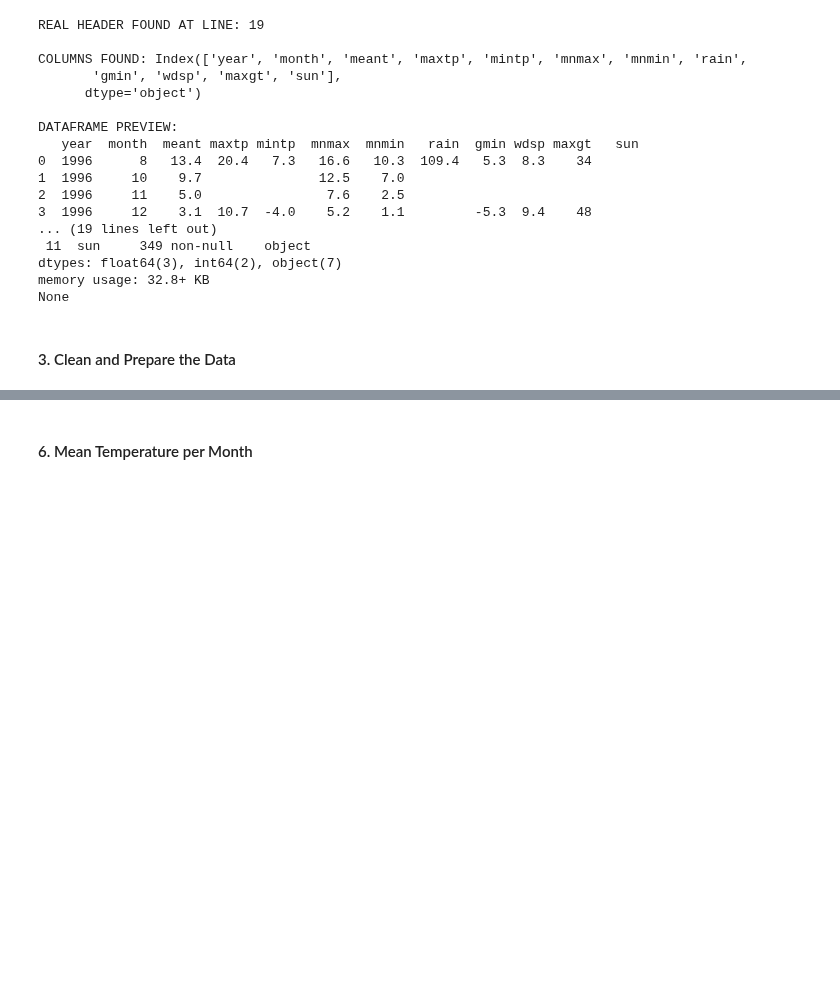
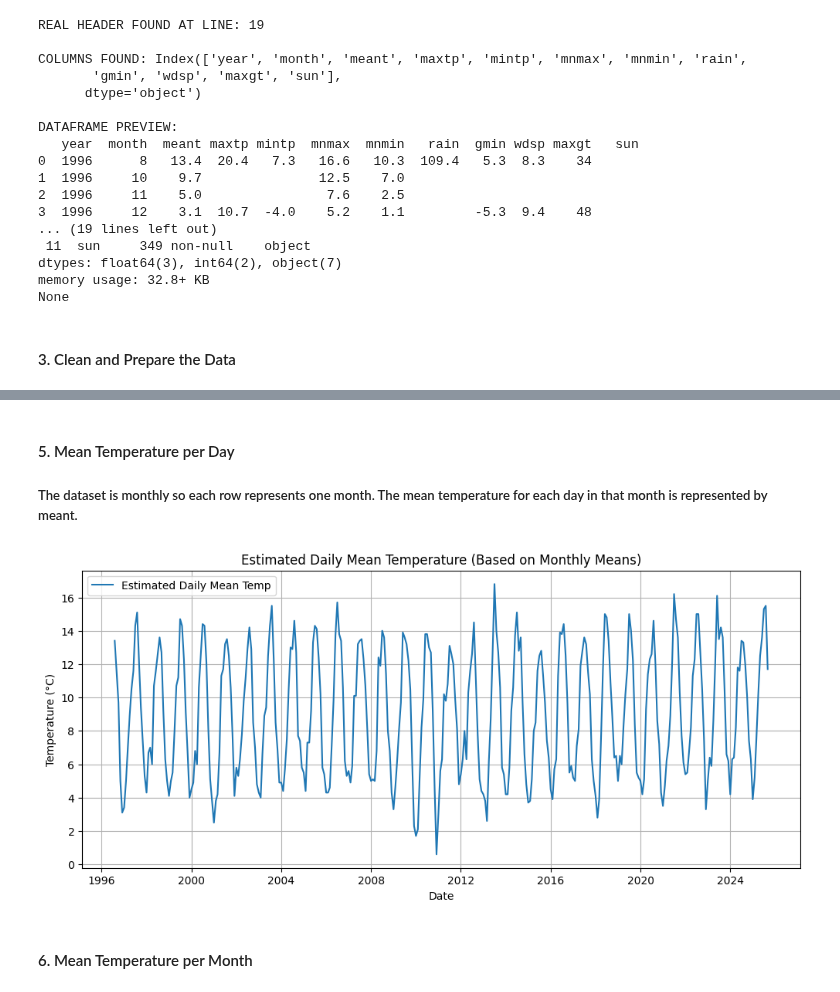
Before and after one commit to p-sav/PFDA, a Jupyter notebook: Assignments/Week-6/assignment_6_Weather.ipynb, the cells around one changed output, grey strips where cells are left out. Drawn from its saved outputs; the diff is of its cells as text; code cells hidden in the pictures; blank space fills up the shorter version.

```diff
--- a/Assignments/Week-6/assignment_6_Weather.ipynb
+++ b/Assignments/Week-6/assignment_6_Weather.ipynb
@@ -70,3 +120,20 @@ None
+# %% [markdown]
+#### 5. Mean Temperature per Day
+##### The dataset is monthly so each row represents one month. The mean temperature for each day in that month is represented by meant.
+# %%
+
+df['daily_mean_estimate'] = df['meant']  # same value repeated
+
+plt.figure(figsize=(12,5))
+plt.plot(df['date'], df['daily_mean_estimate'], label="Estimated Daily Mean Temp")
+plt.title("Estimated Daily Mean Temperature (Based on Monthly Means)")
+plt.xlabel("Date")
+plt.ylabel("Temperature (°C)")
+plt.grid(True)
+plt.legend()
+plt.show()
+# %% [output]
+[figure, added]
 # %% [markdown]
 #### 6. Mean Temperature per Month
 # %% [markdown]
```
Also changed, not shown: parts of 5 cells of this notebook, 4 other files.
